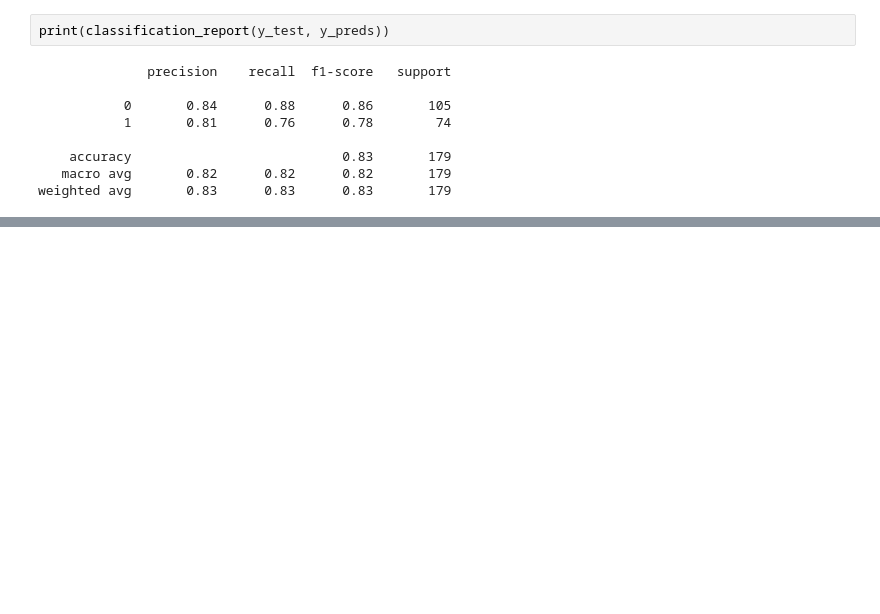
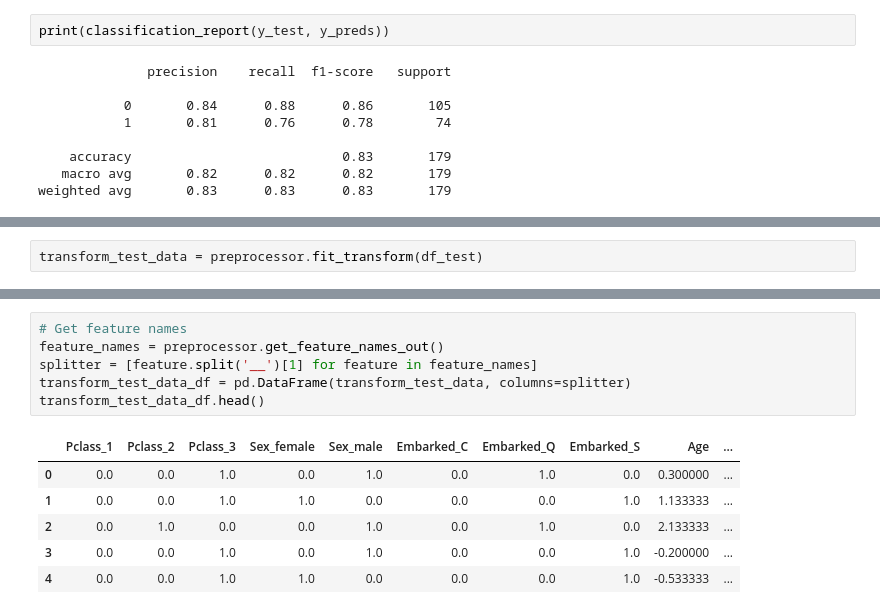
Before and after one commit to plipustel/Kaggle, a Jupyter notebook: titanic_disaster_prediction/titanic_model_v1.ipynb, the cells around one changed output, grey strips where cells are left out. Cells and saved outputs as stored; diff of their text form; blank space fills up the shorter version.

```diff
--- a/titanic_disaster_prediction/titanic_model_v1.ipynb
+++ b/titanic_disaster_prediction/titanic_model_v1.ipynb
@@ -486,0 +525,2 @@ weighted avg       0.83      0.83      0.83       179
+# %%
+transform_test_data = preprocessor.fit_transform(df_test)
@@ -486,0 +543,13 @@ weighted avg       0.83      0.83      0.83       179
+# %%
+# Get feature names
+feature_names = preprocessor.get_feature_names_out()
+splitter = [feature.split('__')[1] for feature in feature_names]
+transform_test_data_df = pd.DataFrame(transform_test_data, columns=splitter)
+transform_test_data_df.head()
+# %% [output]
+|  | Pclass_1 | Pclass_2 | Pclass_3 | Sex_female | Sex_male | Embarked_C | Embarked_Q | Embarked_S | Age | ... |
+| 0 | 0.0 | 0.0 | 1.0 | 0.0 | 1.0 | 0.0 | 1.0 | 0.0 | 0.300000 | ... |
+| 1 | 0.0 | 0.0 | 1.0 | 1.0 | 0.0 | 0.0 | 0.0 | 1.0 | 1.133333 | ... |
+| 2 | 0.0 | 1.0 | 0.0 | 0.0 | 1.0 | 0.0 | 1.0 | 0.0 | 2.133333 | ... |
+| 3 | 0.0 | 0.0 | 1.0 | 0.0 | 1.0 | 0.0 | 0.0 | 1.0 | -0.200000 | ... |
+| 4 | 0.0 | 0.0 | 1.0 | 1.0 | 0.0 | 0.0 | 0.0 | 1.0 | -0.533333 | ... |
```
Also changed, not shown: parts of 12 cells of this notebook.
